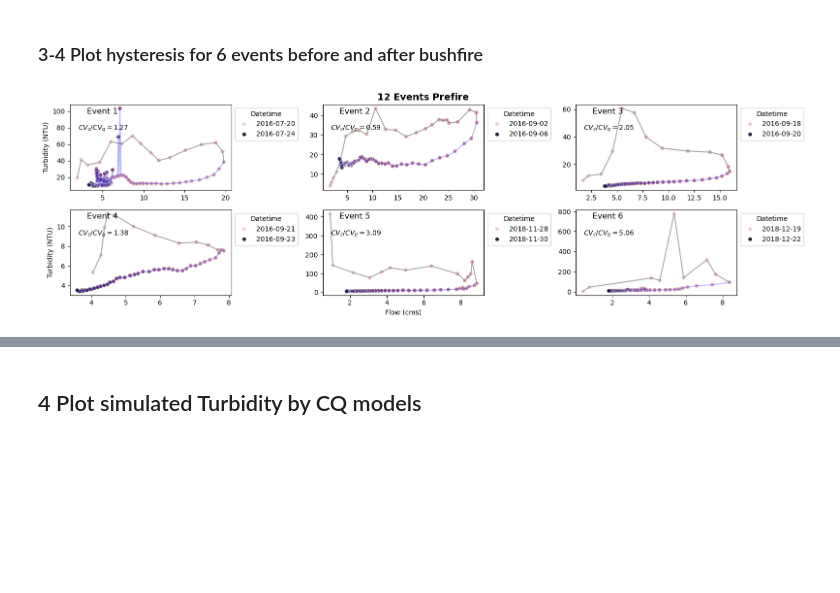
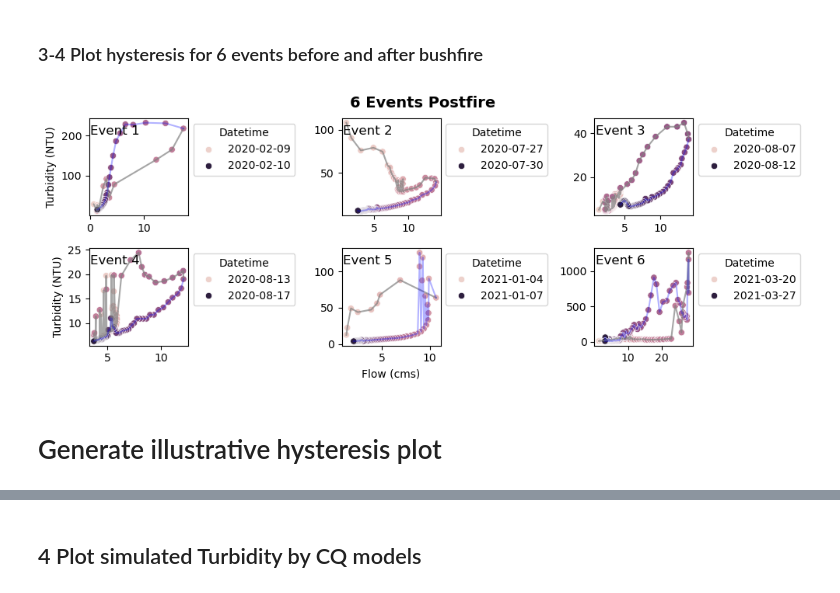
Before and after one commit to QianWanghhu/BushFireWQ, a Jupyter notebook: src/Explore_212058_CQ.ipynb, the cells around one changed output, grey strips where cells are left out. Saved outputs shown, nothing was run; the diff lists cells and outputs as text; code cells hidden in the pictures; blank space fills up the shorter version.

```diff
--- a/src/Explore_212058_CQ.ipynb
+++ b/src/Explore_212058_CQ.ipynb
@@ -184,9 +184,9 @@ storm_data = pd.read_csv('../output/CQ_analysis/212058/' + \
                         index_col = 'id')
 # Set stormID to str format
 # Select six events of the max peak flow during each periods
-fig, axes = plt.subplots(nrows=2, ncols=3, sharex=False, sharey=False, figsize=(16, 5))
-title = ['12 Events Prefire', '12 Events Postfire'][0]
-dt_plot = six_eventID_int[0] # six_eventID[1] for postfire events and six_eventID[0] for prefire events
+fig, axes = plt.subplots(nrows=2, ncols=3, sharex=False, sharey=False, figsize=(10, 4))
+title = ['6 Events Prefire', '6 Events Postfire'][1]
+dt_plot = six_eventID_int[1] # six_eventID[1] for postfire events and six_eventID[0] for prefire events
 kk = 0
 # Plot the normalized flow and turbidity if norm_plot = True;
 # Otherwise, plot the absolute values of flow and turbidity
@@ -208,33 +208,35 @@ for ii in range(2):
         # Plot the hysteresis for each period
         sns.scatterplot(hys_temp, x = xx, y =yy, hue='norm_ts', \
                         ax = axes[ii, jj], legend=lgnd)
         sns.lineplot(hys_temp.loc[:peak_idx, :], x = xx, y =yy, \
                         ax = axes[ii, jj], legend=lgnd, color='grey', alpha=0.7)
         sns.lineplot(hys_temp.loc[peak_idx:, :], x = xx, y =yy, \
                         ax = axes[ii, jj], legend=lgnd, color='blue', alpha=0.3)
         # Set event ID as title
-        axes[ii, jj].set_title(f'Event {kk + 1}', loc='center', pad=12, x=0.2, y=0.8)
-        axes[ii, jj].text(0.05, 0.7, r'$CV_c/CV_q = {:.2f}$'.format(cvcq), transform=axes[ii, jj].transAxes)
+        axes[ii, jj].set_title(f'Event {kk + 1}', loc='center', pad=12, x=0.26, y=0.7)
+        # axes[ii, jj].text(0.05, 0.7, r'$CV_c/CV_q = {:.2f}$'.format(cvcq), transform=axes[ii, jj].transAxes)
         # Creating a custom legend with absolute time for each subplot
         handles, labels = axes[ii, jj].get_legend_handles_labels()
         # Create custom legend labels: only include the first and last absolute time
         custom_labels = [str(hys_temp.Datetime.values[0][0:10]), str(hys_temp.Datetime.values[-1][0:10])]
         # Set the new legend with the custom labels
         axes[ii, jj].legend([handles[0], handles[-1]], custom_labels, title="Datetime",
                             loc='upper left', bbox_to_anchor=(1., 1))
         kk += 1
         #Set subplot's xlabel to none
         axes[ii, jj].set_xlabel('')
     # Set labels
     axes[ii, 0].set_ylabel(ylab)
     axes[ii, 1].set_ylabel('')
     axes[ii, 2].set_ylabel('')
 
 axes[1, 1].set_xlabel(xlab)
 plt.suptitle(title, fontsize=font_size, fontweight='bold', y=0.95)
 plt.subplots_adjust(wspace=0.02, hspace=0.05)
 # axes[1, 2].legend(loc='upper left', bbox_to_anchor=(1, 1), title='Legend')
 plt.tight_layout()
 plt.savefig(f'{fig_dir}{title}HysteresisNorm{norm_plot}.png', format='png', dpi=300)
 # %% [output]
-[figure, old version]
+[figure, new version]
+# %% [markdown]
+# Generate illustrative hysteresis plot
```
Also changed, not shown: parts of 3 cells of this notebook, 3 other files.
